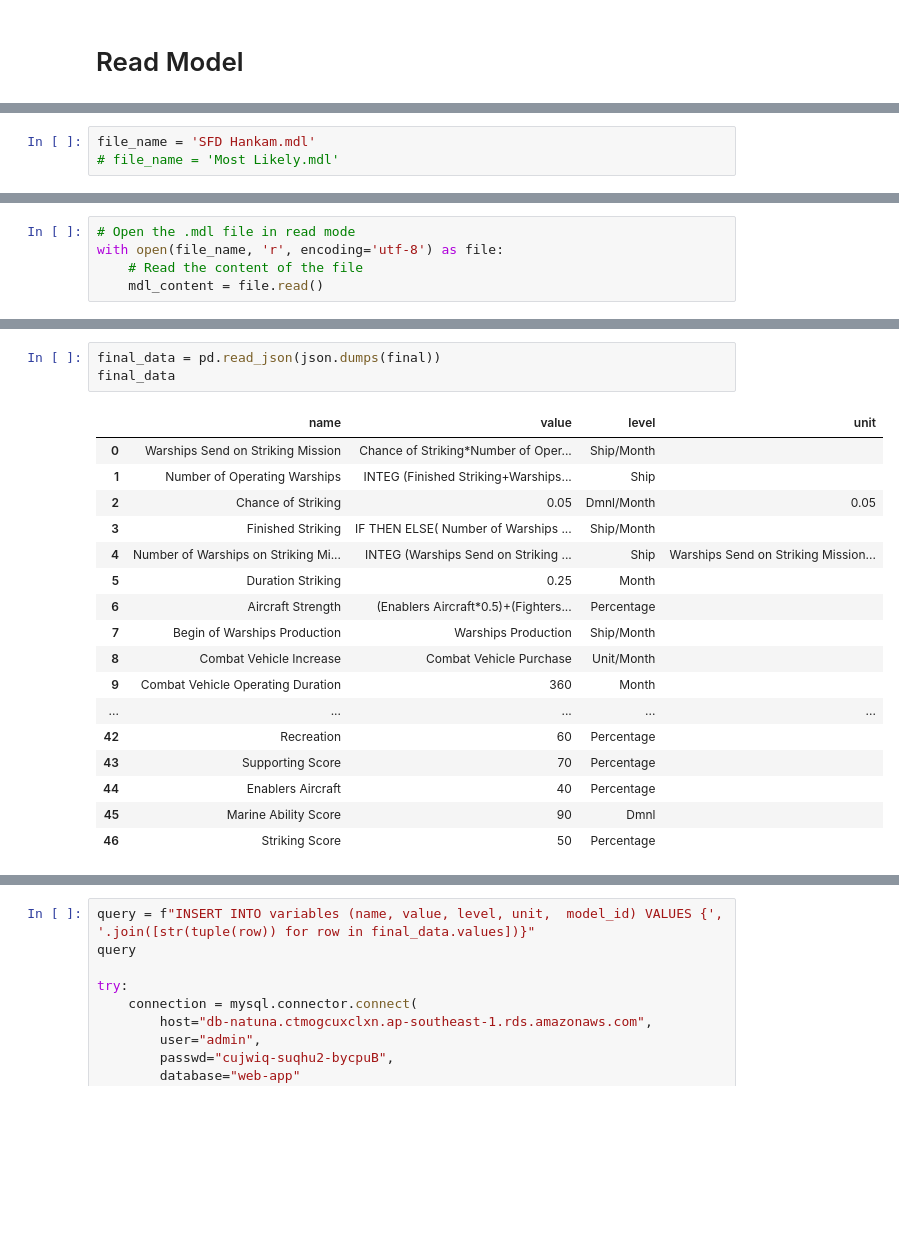
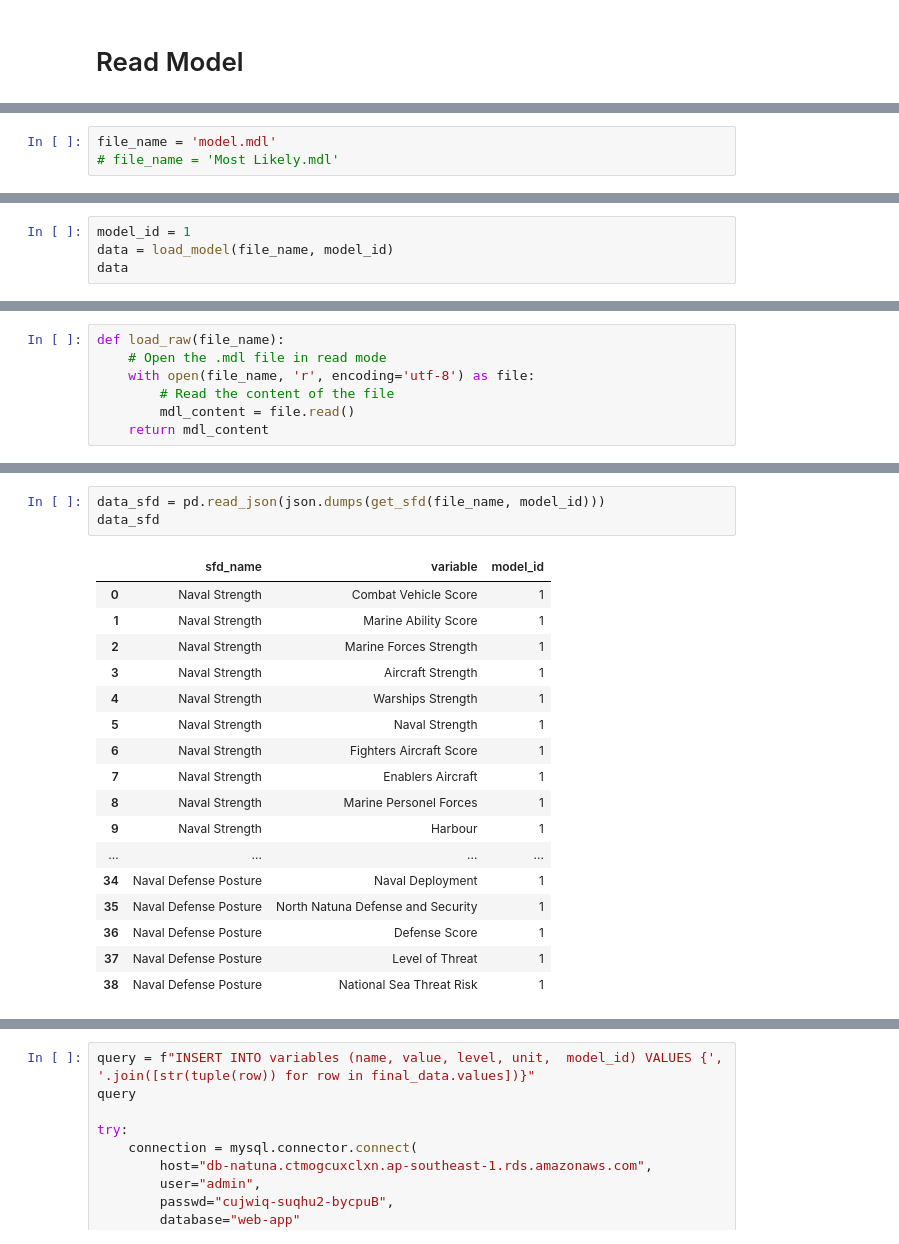
Before and after one commit to farrelarrizal/natuna-app, a Jupyter notebook: public/python/read-vensim.ipynb, the cells around one changed output, grey strips where cells are left out. Saved outputs shown, nothing was run; the diff lists cells and outputs as text; blank space fills up the shorter version.

```diff
--- a/public/python/read-vensim.ipynb
+++ b/public/python/read-vensim.ipynb
@@ -60,3 +74,3 @@ pyodbc.drivers()
 # %%
-file_name = 'SFD Hankam.mdl'
+file_name = 'model.mdl'
 # file_name = 'Most Likely.mdl'
@@ -62,0 +129,4 @@ file_name = 'SFD Hankam.mdl'
+# %%
+model_id = 1
+data = load_model(file_name, model_id)
+data
@@ -63,5 +147,7 @@ file_name = 'SFD Hankam.mdl'
 # %%
-# Open the .mdl file in read mode
-with open(file_name, 'r', encoding='utf-8') as file:
-    # Read the content of the file
-    mdl_content = file.read()
+def load_raw(file_name):
+    # Open the .mdl file in read mode
+    with open(file_name, 'r', encoding='utf-8') as file:
+        # Read the content of the file
+        mdl_content = file.read()
+    return mdl_content
@@ -167,21 +261,21 @@ final
 # %%
-final_data = pd.read_json(json.dumps(final))
-final_data
+data_sfd = pd.read_json(json.dumps(get_sfd(file_name, model_id)))
+data_sfd
 # %% [output]
-|  | name | value | level | unit |
-| 0 | Warships Send on Striking Mission | Chance of Striking*Number of Oper... | Ship/Month |  |
-| 1 | Number of Operating Warships | INTEG (Finished Striking+Warships... | Ship |  |
-| 2 | Chance of Striking | 0.05 | Dmnl/Month | 0.05 |
-| 3 | Finished Striking | IF THEN ELSE( Number of Warships ... | Ship/Month |  |
-| 4 | Number of Warships on Striking Mi... | INTEG (Warships Send on Striking ... | Ship | Warships Send on Striking Mission... |
-| 5 | Duration Striking | 0.25 | Month |  |
-| 6 | Aircraft Strength | (Enablers Aircraft*0.5)+(Fighters... | Percentage |  |
-| 7 | Begin of Warships Production | Warships Production | Ship/Month |  |
-| 8 | Combat Vehicle Increase | Combat Vehicle Purchase | Unit/Month |  |
-| 9 | Combat Vehicle Operating Duration | 360 | Month |  |
-| ... | ... | ... | ... | ... |
-| 42 | Recreation | 60 | Percentage |  |
-| 43 | Supporting Score | 70 | Percentage |  |
-| 44 | Enablers Aircraft | 40 | Percentage |  |
-| 45 | Marine Ability Score | 90 | Dmnl |  |
-| 46 | Striking Score | 50 | Percentage |  |
+|  | sfd_name | variable | model_id |
+| 0 | Naval Strength | Combat Vehicle Score | 1 |
+| 1 | Naval Strength | Marine Ability Score | 1 |
+| 2 | Naval Strength | Marine Forces Strength | 1 |
+| 3 | Naval Strength | Aircraft Strength | 1 |
+| 4 | Naval Strength | Warships Strength | 1 |
+| 5 | Naval Strength | Naval Strength | 1 |
+| 6 | Naval Strength | Fighters Aircraft Score | 1 |
+| 7 | Naval Strength | Enablers Aircraft | 1 |
+| 8 | Naval Strength | Marine Personel Forces | 1 |
+| 9 | Naval Strength | Harbour | 1 |
+| ... | ... | ... | ... |
+| 34 | Naval Defense Posture | Naval Deployment | 1 |
+| 35 | Naval Defense Posture | North Natuna Defense and Security | 1 |
+| 36 | Naval Defense Posture | Defense Score | 1 |
+| 37 | Naval Defense Posture | Level of Threat | 1 |
+| 38 | Naval Defense Posture | National Sea Threat Risk | 1 |
```
Also changed, not shown: parts of 21 cells of this notebook, 8 other files.
